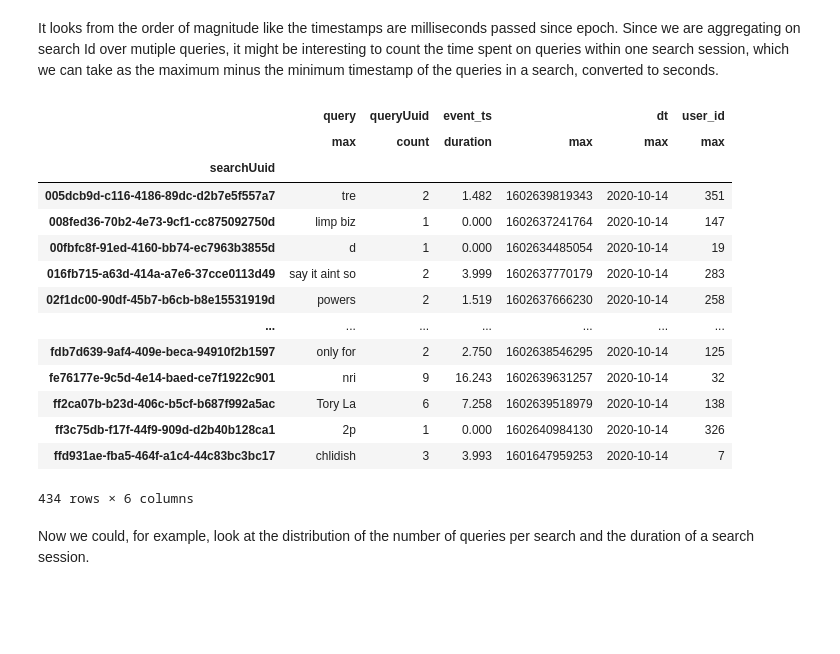
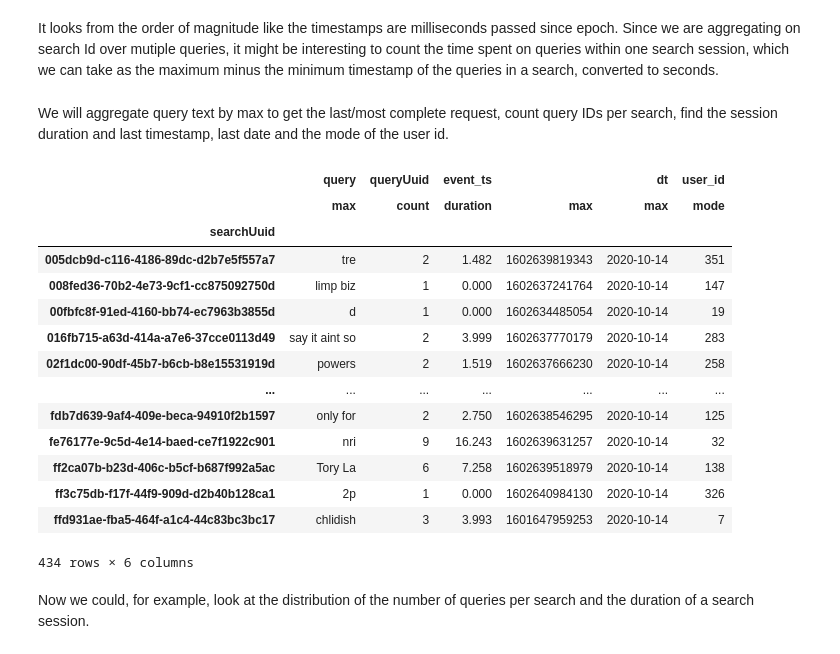
Before and after one commit to lmmocanu/search_relevance, a Jupyter notebook: search_relevance.ipynb, the cells around one changed output. Drawn from its saved outputs; the diff is of its cells as text; code cells hidden in the pictures; blank space fills up the shorter version.

```diff
--- a/search_relevance.ipynb
+++ b/search_relevance.ipynb
@@ -659,16 +659,21 @@ sr_grouped.get_group('071503a7-9acd-473e-a5d4-50112d4de11c')
 | 554 | search_result | mone | 071503a7-9acd-473e-a5d4-50112d4de11c | 1d0553f7-1a79-4976-b026-fa68bd77651c | 1602616843149 | 2020-10-14 | 268 |
 # %% [markdown]
 It looks from the order of magnitude like the timestamps are milliseconds passed since epoch. Since we are aggregating on search Id over mutiple queries, it might be interesting to count the time spent on queries within one search session, which we can take as the maximum minus the minimum timestamp of the queries in a search, converted to seconds.
+# %% [markdown]
+We will aggregate query text by max to get the last/most complete request, count query IDs per search, find the session duration and last timestamp, last date and the mode of the user id.
 # %%
 def len_sec(t):
     return (t.max() - t.min())/1000.
 len_sec.__name__ = 'duration'
+def mode(x):
+    return x.mode()
+mode.__name__ = 'mode'
 # %%
-sr_agg = sr_grouped.agg({'query':'max', 'queryUuid': 'count', 'event_ts': [len_sec, 'max'], 'dt':'max', 'user_id':'max'})
+sr_agg = sr_grouped.agg({'query':'max', 'queryUuid': 'count', 'event_ts': [len_sec, 'max'], 'dt':'max', 'user_id':mode})
 sr_agg
 # %% [output]
 |  | query | queryUuid | event_ts |  | dt | user_id |
-|  | max | count | duration | max | max | max |
+|  | max | count | duration | max | max | mode |
 | searchUuid |  |  |  |  |  |  |
 | 005dcb9d-c116-4186-89dc-d2b7e5f557a7 | tre | 2 | 1.482 | 1602639819343 | 2020-10-14 | 351 |
 | 008fed36-70b2-4e73-9cf1-cc875092750d | limp biz | 1 | 0.000 | 1602637241764 | 2020-10-14 | 147 |
```
Also changed, not shown: parts of 17 cells of this notebook.
